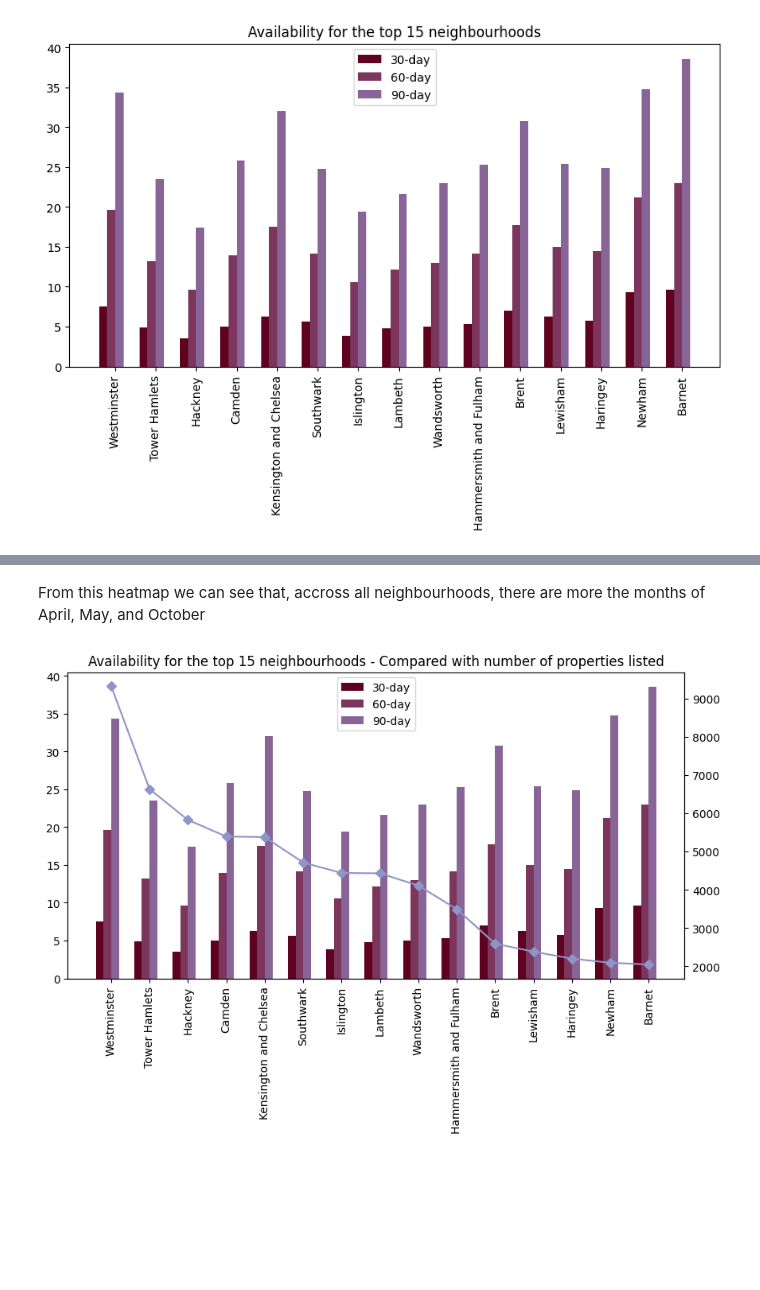
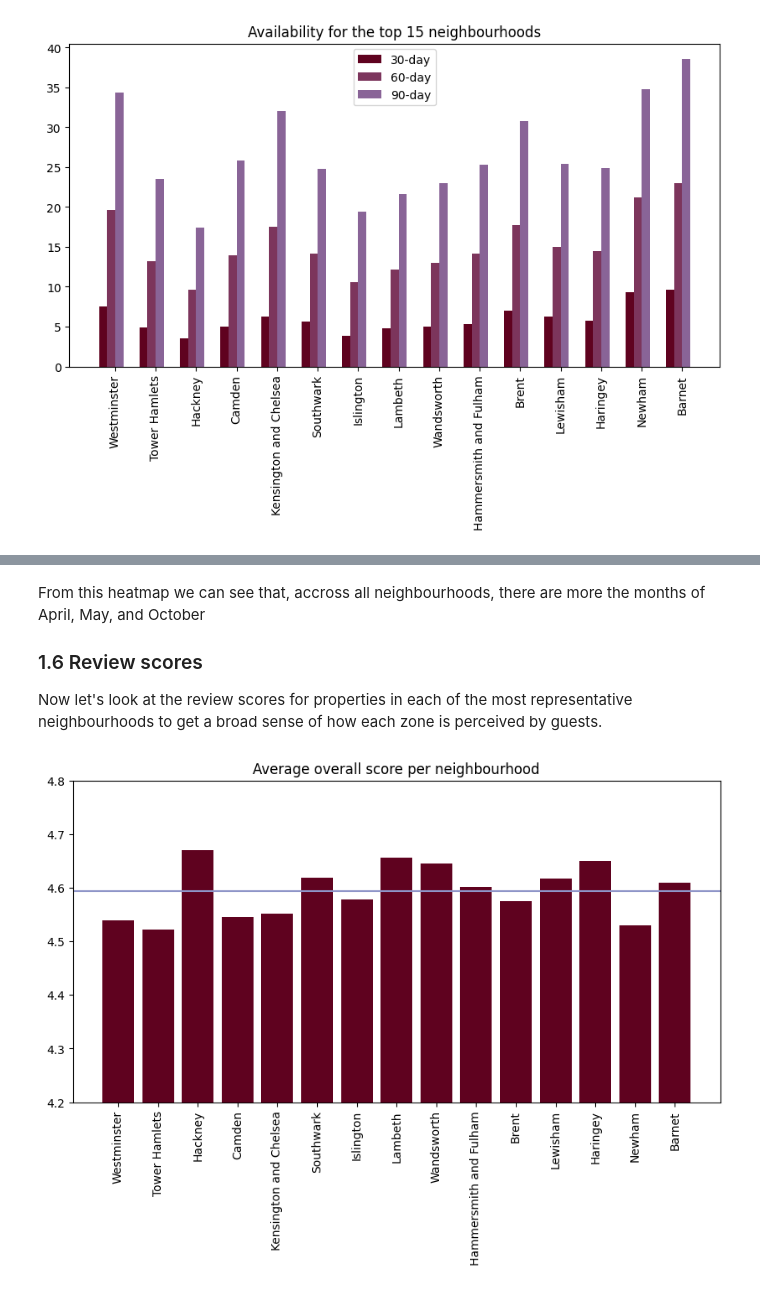
Before and after one commit to DJRT-11/MINE4101-T1, a Jupyter notebook: DevNotebook.ipynb, the cells around one changed output, grey strips where cells are left out. Saved outputs shown, nothing was run; the diff lists cells and outputs as text; code cells hidden in the pictures; blank space fills up the shorter version.

```diff
--- a/DevNotebook.ipynb
+++ b/DevNotebook.ipynb
@@ -227,23 +226,18 @@ sb.heatmap(revs_hm)
 # %% [markdown]
 From this heatmap we can see that, accross all neighbourhoods, there are more the months of April, May, and October
+
+### 1.6 Review scores
+Now let's look at the review scores for properties in each of the most representative neighbourhoods to get a broad sense of how each zone is perceived by guests.
-# %%
-## To use in Bivariate analysis
-
-## Availability vs number of listings: find outliers with higher availability and less listings = not very sought after
-
-plt.figure(figsize=(10,5))
-plt.xticks(x_axis,nh_rep)
-plt.xticks(rotation=90)
-
-plt.bar(x_axis - 0.3,y_av30d,0.2,color='#5f021f',label = '30-day')
-plt.bar(x_axis - 0.1,y_av60d,0.2,color='#7c355c', label = '60-day')
-plt.bar(x_axis + 0.1,y_av90d,0.2,color='#896497', label = '90-day')
-plt.legend()
-
-plt3 = plt.twinx()
-plt3.plot(x_axis,y_nhrep,color="#8e95c8",marker="D")
-
-plt.title("Availability for the top 15 neighbourhoods - Compared with number of properties listed")
-plt.show()
-# %% [output]
-[figure, removed]
+# %%
+lsts_sr = lsts_df.groupby('neighbourhood_cleansed')['review_scores_rating'].mean()
+lsts_srr = lsts_sr.filter(items=nh_rep)
+
+plt.figure(figsize=(10,5))
+plt.bar(nh_rep,lsts_srr,color='#5f021f')
+plt.ylim(4.2,4.8)
+plt.xticks(rotation=90)
+plt.axhline(lsts_srr.mean(),color='#8e95c8')
+plt.title("Average overall score per neighbourhood")
+plt.show()
+# %% [output]
+[figure, added]
```
Also changed, not shown: parts of 16 cells of this notebook, 1 other file.
